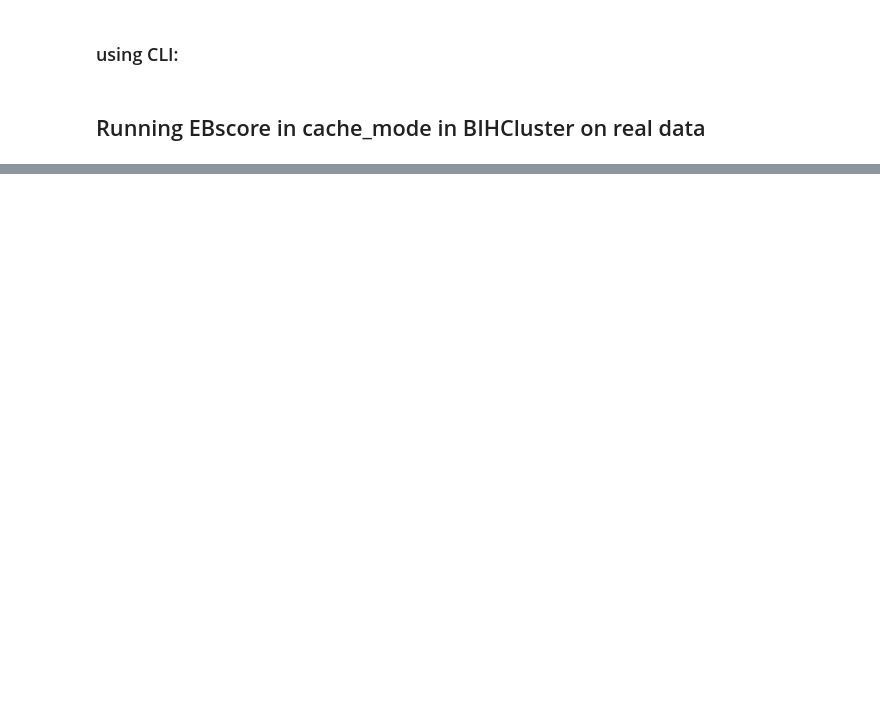
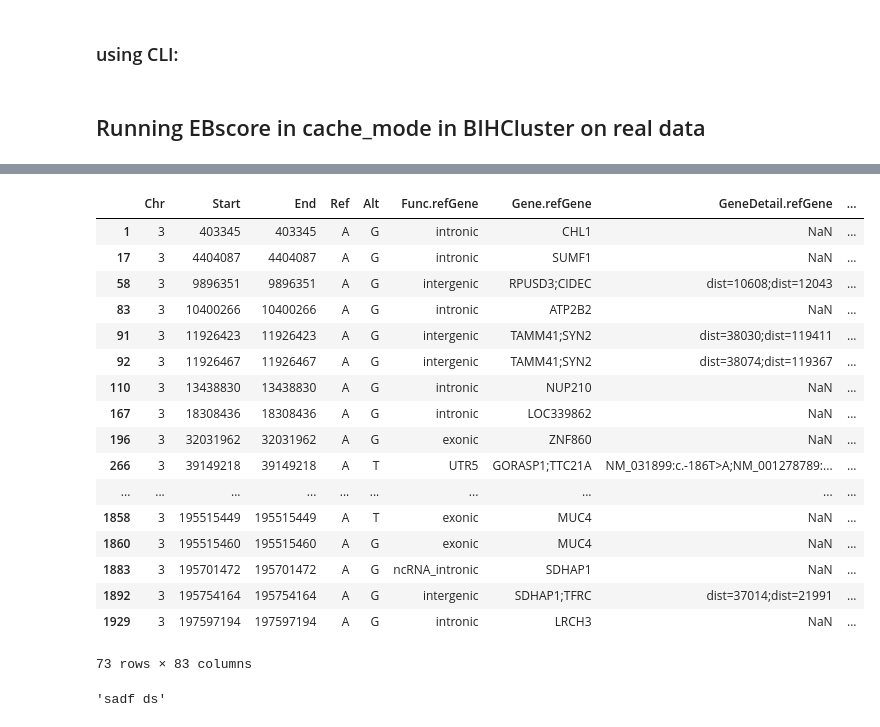
Before and after one commit to Mar111tiN/EBFilter, a Jupyter notebook: notebooks/ABcache.ipynb, the cells around one changed output, grey strips where cells are left out. Drawn from its saved outputs; the diff is of its cells as text; code cells hidden in the pictures; blank space fills up the shorter version.

```diff
--- a/notebooks/ABcache.ipynb
+++ b/notebooks/ABcache.ipynb
@@ -243,0 +265,34 @@ run.main(args, config)
+# %%
+import os
+HOME = os.environ['HOME'] # set HOME to run on different Macs
+HOME = f"{HOME}/mount"
+
+def get_AB_df(chrom, config):
+    '''
+    load and reformat the AB-cache file for a chromosome
+    '''
+
+    cache_file = f'{HOME}/work/static/ref/PoN/AML_cache/{chrom}.cache'
+    # the merger columns
+    cols = ['Chr', 'Start', 'Alt']
+    # load the file and set Chr and Start to index for proper setting of multi-index
+    # print(f"Loading cache {cache_file}..")
+    AB_df = pd.read_csv(cache_file, sep=',', compression='gzip', dtype={'Chr': str, 'Start': int}).set_index(cols[:2])
+    AB_columns = pd.MultiIndex.from_product([['A', 'C', 'T', 'G'], ['+', '-'], ['a', 'b']], names=['var', 'strand', 'param'])
+    # set multi-indexed columns
+    AB_df.columns = AB_columns
+    # stack the var column level for merge with the snp_df
+    AB_df= AB_df.stack('var')
+    # reduce the column index level to 1
+    AB_df.columns = AB_df.columns.droplevel(0)
+    # unset the indices and transfer to columns
+    AB_df = AB_df.reset_index()
+    # rename columns for merge
+    AB_df.columns = cols + ['a+', 'b+', 'a-', 'b-']
+    return AB_df
+
+AB_3 = get_AB_df('3', config)
+anno_3 = pd.read_csv('eb_file3.csv', sep='\t', dtype={'Chr': str, 'Start': int})
+snp_3 = anno_3.query('not (Ref == "-" or Alt == "-")')
+bed = pd.read_csv(f'{HOME}/work/static/ref/bed_files/SureSelect/hg19/SS_HAEv6r2_hg19_Padded_nochr.bed', skiprows=10, sep='\t', dtype={0: str, 1: int}, header=None)
+bed_3 = bed[bed[0] == 3][[0,1]]
@@ -243,0 +324,28 @@ run.main(args, config)
+# %%
+na_index = anno_3.query('(EB_score != EB_score) and (Ref == "A")').index
+# %%
+anno_3.iloc[na_index]
+# %% [output]
+|  | Chr | Start | End | Ref | Alt | Func.refGene | Gene.refGene | GeneDetail.refGene | ... |
+| 1 | 3 | 403345 | 403345 | A | G | intronic | CHL1 | NaN | ... |
+| 17 | 3 | 4404087 | 4404087 | A | G | intronic | SUMF1 | NaN | ... |
+| 58 | 3 | 9896351 | 9896351 | A | G | intergenic | RPUSD3;CIDEC | dist=10608;dist=12043 | ... |
+| 83 | 3 | 10400266 | 10400266 | A | G | intronic | ATP2B2 | NaN | ... |
+| 91 | 3 | 11926423 | 11926423 | A | G | intergenic | TAMM41;SYN2 | dist=38030;dist=119411 | ... |
+| 92 | 3 | 11926467 | 11926467 | A | G | intergenic | TAMM41;SYN2 | dist=38074;dist=119367 | ... |
+| 110 | 3 | 13438830 | 13438830 | A | G | intronic | NUP210 | NaN | ... |
+| 167 | 3 | 18308436 | 18308436 | A | G | intronic | LOC339862 | NaN | ... |
+| 196 | 3 | 32031962 | 32031962 | A | G | exonic | ZNF860 | NaN | ... |
+| 266 | 3 | 39149218 | 39149218 | A | T | UTR5 | GORASP1;TTC21A | NM_031899:c.-186T>A;NM_001278789:... | ... |
+| ... | ... | ... | ... | ... | ... | ... | ... | ... | ... |
+| 1858 | 3 | 195515449 | 195515449 | A | T | exonic | MUC4 | NaN | ... |
+| 1860 | 3 | 195515460 | 195515460 | A | G | exonic | MUC4 | NaN | ... |
+| 1883 | 3 | 195701472 | 195701472 | A | G | ncRNA_intronic | SDHAP1 | NaN | ... |
+| 1892 | 3 | 195754164 | 195754164 | A | G | intergenic | SDHAP1;TFRC | dist=37014;dist=21991 | ... |
+| 1929 | 3 | 197597194 | 197597194 | A | G | intronic | LRCH3 | NaN | ... |
+73 rows × 83 columns
+# %%
+test = ['sadf', 'ds']
+' '.join(test)
+# %% [output]
+'sadf ds'
```
Also changed, not shown: parts of 8 cells of this notebook, 11 other files.
